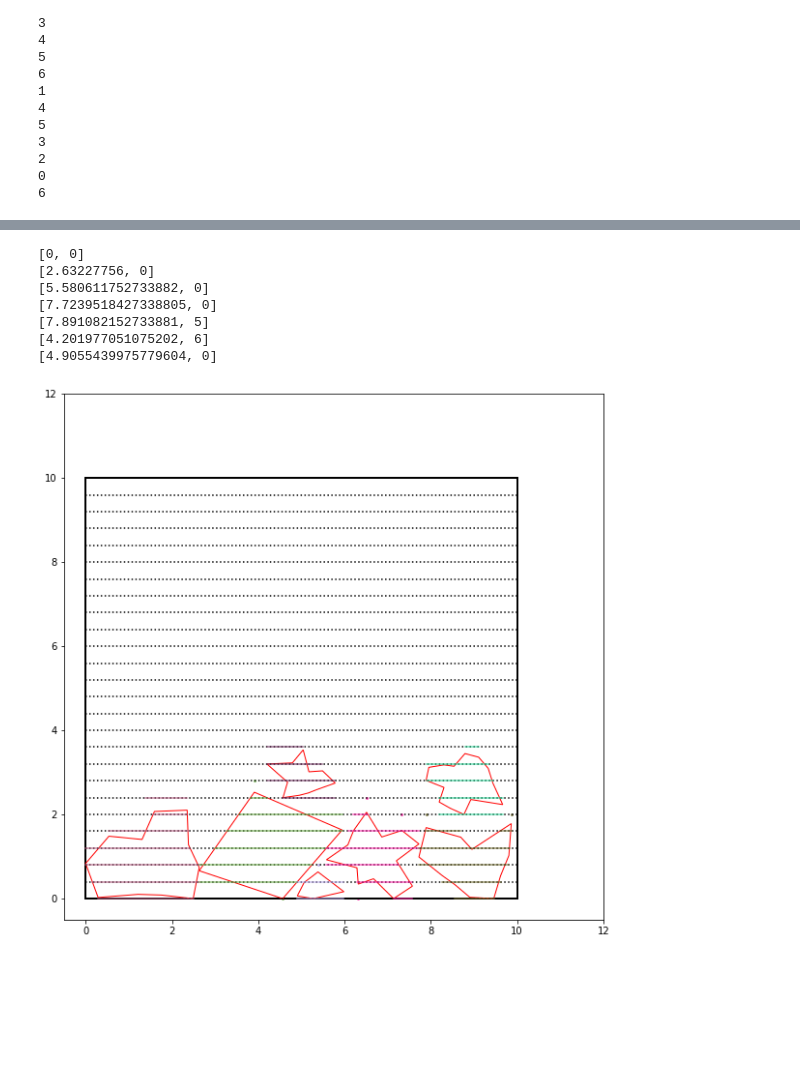
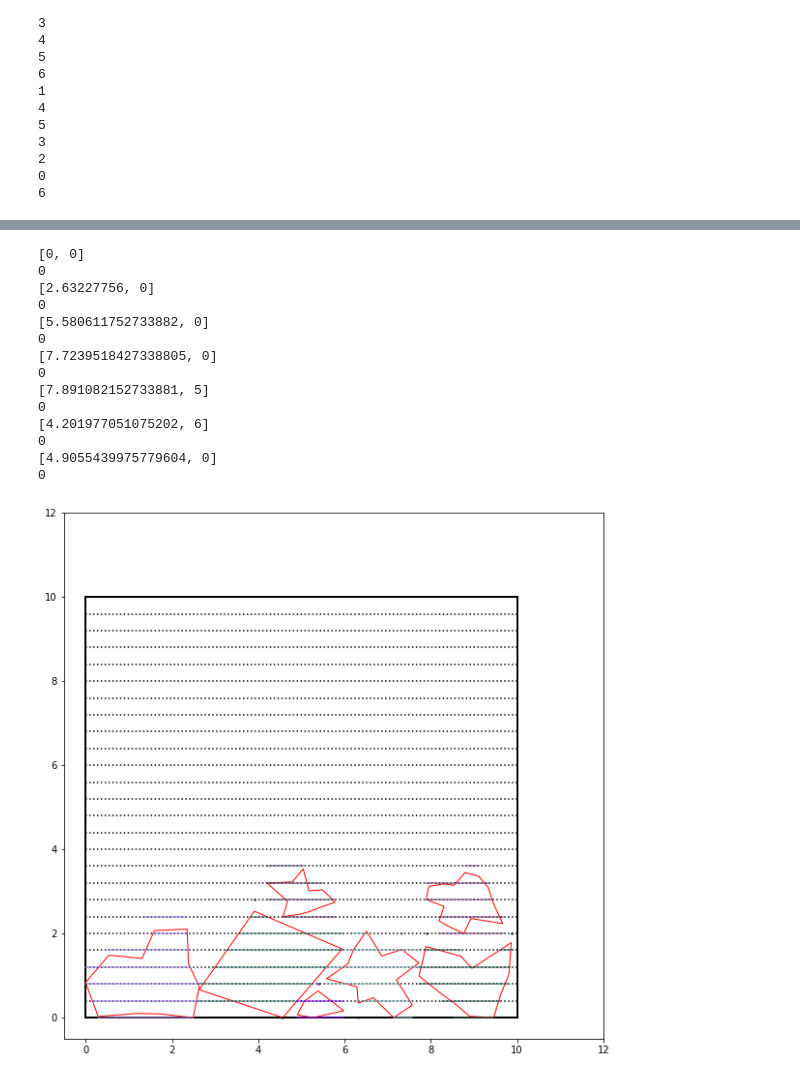
Before and after one commit to LyapinAlex/NestingProblem-BMW2022, a Jupyter notebook: src/smth2lines/BL_packing.ipynb, the cells around one changed output, grey strips where cells are left out. Cells and saved outputs as stored; diff of their text form; code cells hidden in the pictures; blank space fills up the shorter version.

```diff
--- a/src/smth2lines/BL_packing.ipynb
+++ b/src/smth2lines/BL_packing.ipynb
@@ -100,11 +102,13 @@ packing.items = np.full(len(polygons), None)
 for id in range(len(polygons)):
     item = Item(id, polygons[id])
     packing.items[id] = item
-    item.rotation = 0
+    item.rotation = 1
 
 packing.pallets = pallets
 packing.h = h
 packing.add_segments_for_items()
 
-print(packing.items)
+for item in packing.items:
+    print(item.segments[0])
+    print(item.segments[1])
 # %% [output]
@@ -257,6 +273,7 @@ for line in pallets.pallet_lines:
 [[0, 0], [10, 10]]
 [[0, 0], [10, 10]]
 # %%
+from src.class_vector import Vector
 import random
 from matplotlib import pyplot as plt, patches
 
@@ -285,41 +302,67 @@ ax.add_patch(pallet)
 ax.set_xlim(-0.5, pallet_width + 2)
 ax.set_ylim(-0.5, pallet_height + 2)
 
 for i in range(int(pallet_height/h)):
     plt.plot([0, pallet_width], [i*h, i*h], linestyle = 'dotted', color = 'black')
 
 
 for polygon in packing.items:
     print(polygon.t_vector)
     for point in polygon.points:
         point[0] += polygon.t_vector[0]
         point[1] += polygon.t_vector[1]*h
-    figure = patches.Polygon(polygon.points,
-                            linewidth=1,
-                            edgecolor='red',
-                            fill=False)
-    ax.add_patch(figure)
-    random_color = "#" + \
-                ''.join([random.choice('0123456789ABCDEF') for j in range(6)])
-    rotation = polygon.best_rotation
-    for i in range(len(polygon.segments[rotation])):
-        for sigment in polygon.segments[rotation][i]:
+    if polygon.best_rotation == 0:
+        figure = patches.Polygon(polygon.points,
+                                linewidth=1,
+                                edgecolor='red',
+                                fill=False)
+        ax.add_patch(figure)
+        random_color = "#" + \
+                    ''.join([random.choice('0123456789ABCDEF') for j in range(6)])
+    else:
+        rotated_points = copy(polygon.points)
+        new_points = Polygon(rotated_points)
+        new_points.rotate(math.pi)
+        t_vec = copy(polygon.t_vector)
+        t_v = Vector(t_vec[0], t_vec[1]*h)
+        new_points.move_to(t_v)
+        rotated_points = new_points.points_to_list()
+        figure = patches.Polygon(rotated_points,
+                                linewidth=1,
+                                edgecolor='green',
+                                fill=False)
+        ax.add_patch(figure)
+        random_color = "#" + \
+                    ''.join([random.choice('0123456789ABCDEF') for j in range(6)])
+
+
+    rot = polygon.best_rotation
+    print(rot)
+    for i in range(len(polygon.segments[rot])):
+        for sigment in polygon.segments[rot][i]:
             sigment[0]+=polygon.t_vector[0]
             sigment[1]+=polygon.t_vector[0]
             if sigment[0] != sigment[1]:
                 plt.plot(sigment, [(i+polygon.t_vector[1])*h, (i+polygon.t_vector[1])*h], color = random_color, alpha=0.7)
             else:
                 ax.scatter(sigment[0], (i+polygon.t_vector[1])*h, color = random_color, s = 4, alpha=0.7)
 
 
 plt.savefig('line-packing.png')
 # plt.show()
 # %% [output]
 [0, 0]
+0
 [2.63227756, 0]
+0
 [5.580611752733882, 0]
+0
 [7.7239518427338805, 0]
+0
 [7.891082152733881, 5]
+0
 [4.201977051075202, 6]
+0
 [4.9055439975779604, 0]
+0
-[figure, old version]
+[figure, new version]
```
Also changed, not shown: parts of 4 cells of this notebook, 5 other files.
